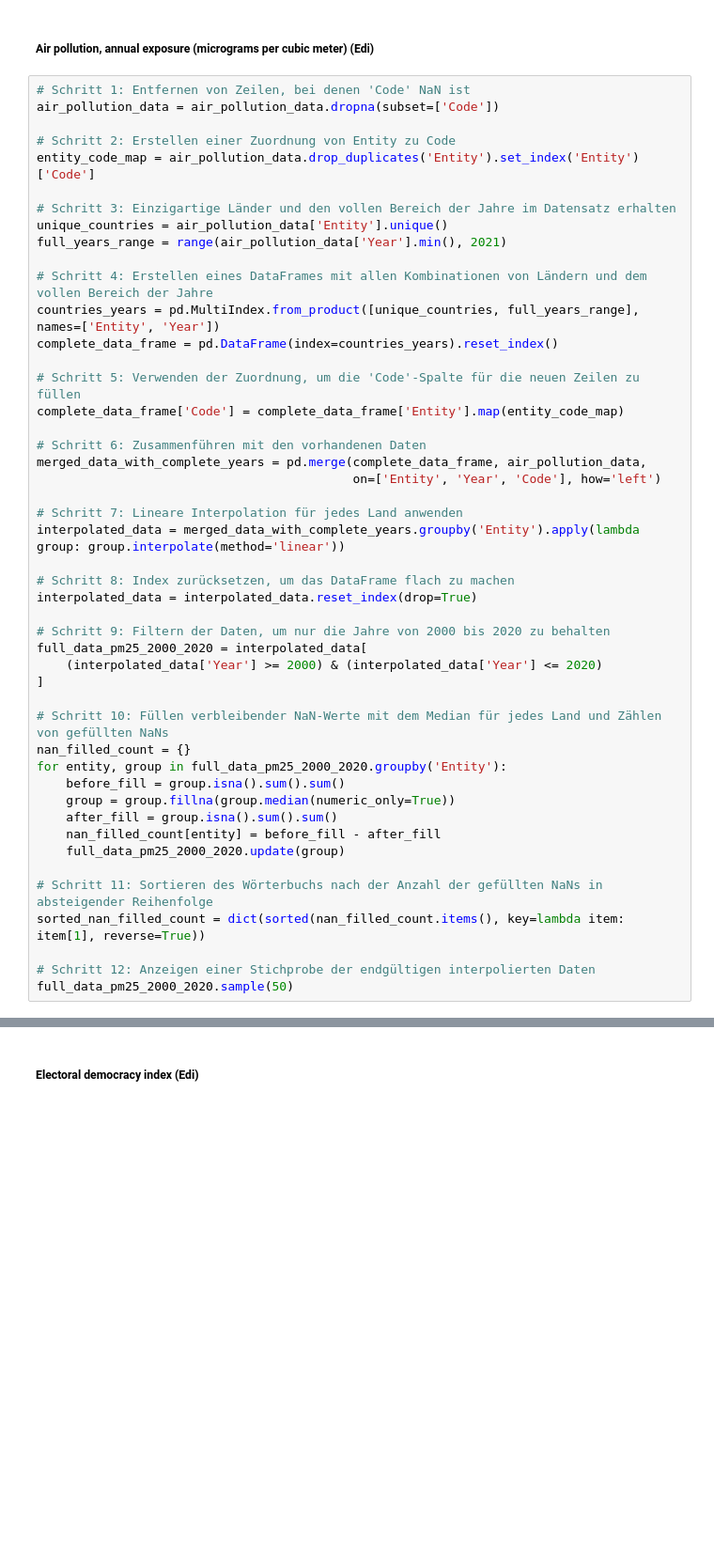
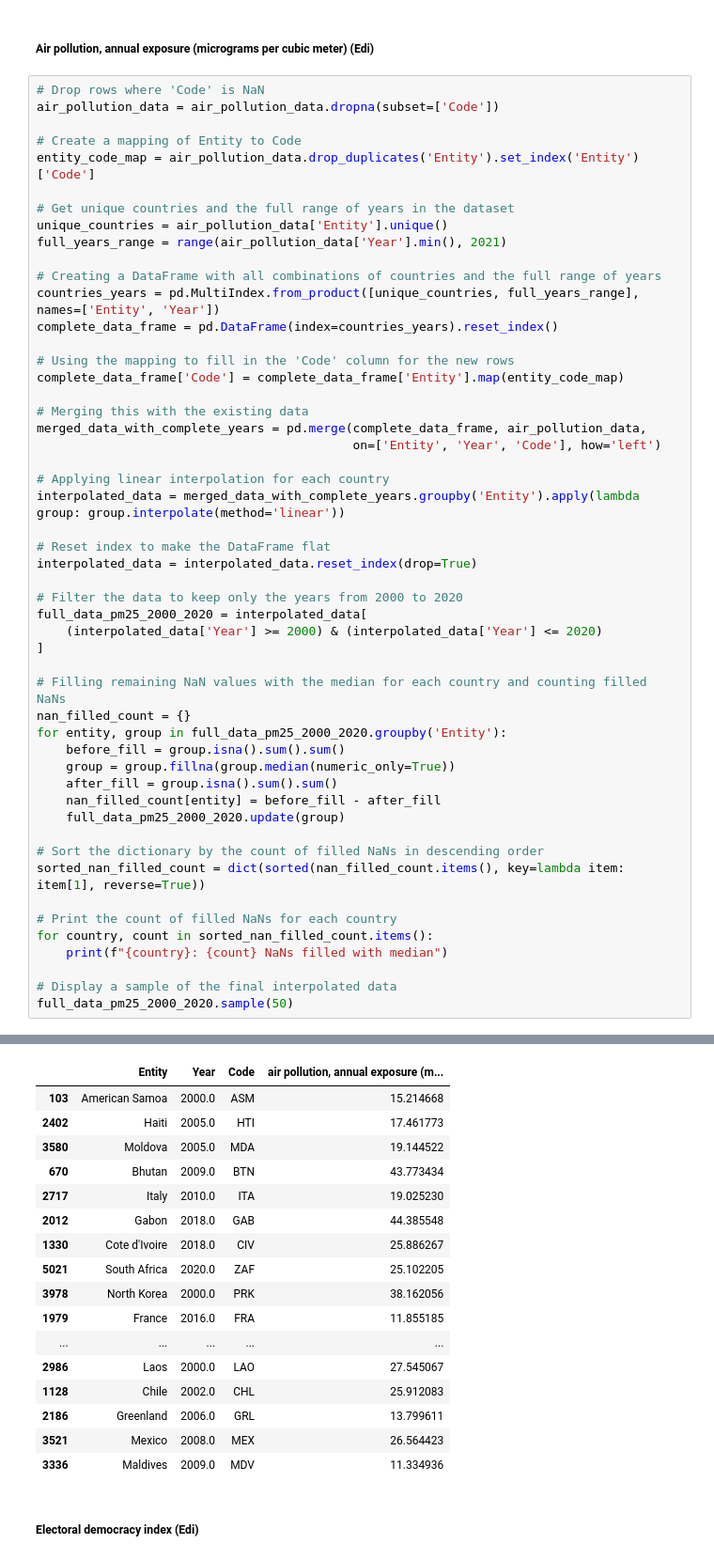
Before and after one commit to HarisFetic/Lebenserwartungs-Rechner-Projekt, a Jupyter notebook: sven/final.ipynb, the cells around one changed output, grey strips where cells are left out. Shown at 94% size. Cells and saved outputs as stored; diff of their text form; blank space fills up the shorter version.

```diff
--- a/sven/final.ipynb
+++ b/sven/final.ipynb
@@ -791,39 +1303,39 @@ full_data_public_healthcare_2000_2020.sample(50)
 # %% [markdown]
 ##### Air pollution, annual exposure (micrograms per cubic meter) (Edi)
 # %%
-# Schritt 1: Entfernen von Zeilen, bei denen 'Code' NaN ist
+# Drop rows where 'Code' is NaN
 air_pollution_data = air_pollution_data.dropna(subset=['Code'])
 
-# Schritt 2: Erstellen einer Zuordnung von Entity zu Code
+# Create a mapping of Entity to Code
 entity_code_map = air_pollution_data.drop_duplicates('Entity').set_index('Entity')['Code']
 
-# Schritt 3: Einzigartige Länder und den vollen Bereich der Jahre im Datensatz erhalten
+# Get unique countries and the full range of years in the dataset
 unique_countries = air_pollution_data['Entity'].unique()
 full_years_range = range(air_pollution_data['Year'].min(), 2021)
 
-# Schritt 4: Erstellen eines DataFrames mit allen Kombinationen von Ländern und dem vollen Bereich der Jahre
+# Creating a DataFrame with all combinations of countries and the full range of years
 countries_years = pd.MultiIndex.from_product([unique_countries, full_years_range], names=['Entity', 'Year'])
 complete_data_frame = pd.DataFrame(index=countries_years).reset_index()
 
-# Schritt 5: Verwenden der Zuordnung, um die 'Code'-Spalte für die neuen Zeilen zu füllen
+# Using the mapping to fill in the 'Code' column for the new rows
 complete_data_frame['Code'] = complete_data_frame['Entity'].map(entity_code_map)
 
-# Schritt 6: Zusammenführen mit den vorhandenen Daten
+# Merging this with the existing data
 merged_data_with_complete_years = pd.merge(complete_data_frame, air_pollution_data,
                                            on=['Entity', 'Year', 'Code'], how='left')
 
-# Schritt 7: Lineare Interpolation für jedes Land anwenden
+# Applying linear interpolation for each country
 interpolated_data = merged_data_with_complete_years.groupby('Entity').apply(lambda group: group.interpolate(method='linear'))
 
-# Schritt 8: Index zurücksetzen, um das DataFrame flach zu machen
+# Reset index to make the DataFrame flat
 interpolated_data = interpolated_data.reset_index(drop=True)
 
-# Schritt 9: Filtern der Daten, um nur die Jahre von 2000 bis 2020 zu behalten
+# Filter the data to keep only the years from 2000 to 2020
 full_data_pm25_2000_2020 = interpolated_data[
     (interpolated_data['Year'] >= 2000) & (interpolated_data['Year'] <= 2020)
 ]
 
-# Schritt 10: Füllen verbleibender NaN-Werte mit dem Median für jedes Land und Zählen von gefüllten NaNs
+# Filling remaining NaN values with the median for each country and counting filled NaNs
 nan_filled_count = {}
 for entity, group in full_data_pm25_2000_2020.groupby('Entity'):
     before_fill = group.isna().sum().sum()
@@ -832,8 +1344,13 @@ for entity, group in full_data_pm25_2000_2020.groupby('Entity'):
     nan_filled_count[entity] = before_fill - after_fill
     full_data_pm25_2000_2020.update(group)
 
-# Schritt 11: Sortieren des Wörterbuchs nach der Anzahl der gefüllten NaNs in absteigender Reihenfolge
+# Sort the dictionary by the count of filled NaNs in descending order
 sorted_nan_filled_count = dict(sorted(nan_filled_count.items(), key=lambda item: item[1], reverse=True))
 
-# Schritt 12: Anzeigen einer Stichprobe der endgültigen interpolierten Daten
+# Print the count of filled NaNs for each country
+for country, count in sorted_nan_filled_count.items():
+    print(f"{country}: {count} NaNs filled with median")
+
+# Display a sample of the final interpolated data
 full_data_pm25_2000_2020.sample(50)
+# %% [output]
@@ -840,3 +1408,20 @@ full_data_pm25_2000_2020.sample(50)
+|  | Entity | Year | Code | air pollution, annual exposure (m... |
+| 103 | American Samoa | 2000.0 | ASM | 15.214668 |
+| 2402 | Haiti | 2005.0 | HTI | 17.461773 |
+| 3580 | Moldova | 2005.0 | MDA | 19.144522 |
+| 670 | Bhutan | 2009.0 | BTN | 43.773434 |
+| 2717 | Italy | 2010.0 | ITA | 19.025230 |
+| 2012 | Gabon | 2018.0 | GAB | 44.385548 |
+| 1330 | Cote d'Ivoire | 2018.0 | CIV | 25.886267 |
+| 5021 | South Africa | 2020.0 | ZAF | 25.102205 |
+| 3978 | North Korea | 2000.0 | PRK | 38.162056 |
+| 1979 | France | 2016.0 | FRA | 11.855185 |
+| ... | ... | ... | ... | ... |
+| 2986 | Laos | 2000.0 | LAO | 27.545067 |
+| 1128 | Chile | 2002.0 | CHL | 25.912083 |
+| 2186 | Greenland | 2006.0 | GRL | 13.799611 |
+| 3521 | Mexico | 2008.0 | MEX | 26.564423 |
+| 3336 | Maldives | 2009.0 | MDV | 11.334936 |
 # %% [markdown]
 ##### Electoral democracy index (Edi)
 # %%
```
Also changed, not shown: parts of 21 cells of this notebook.
